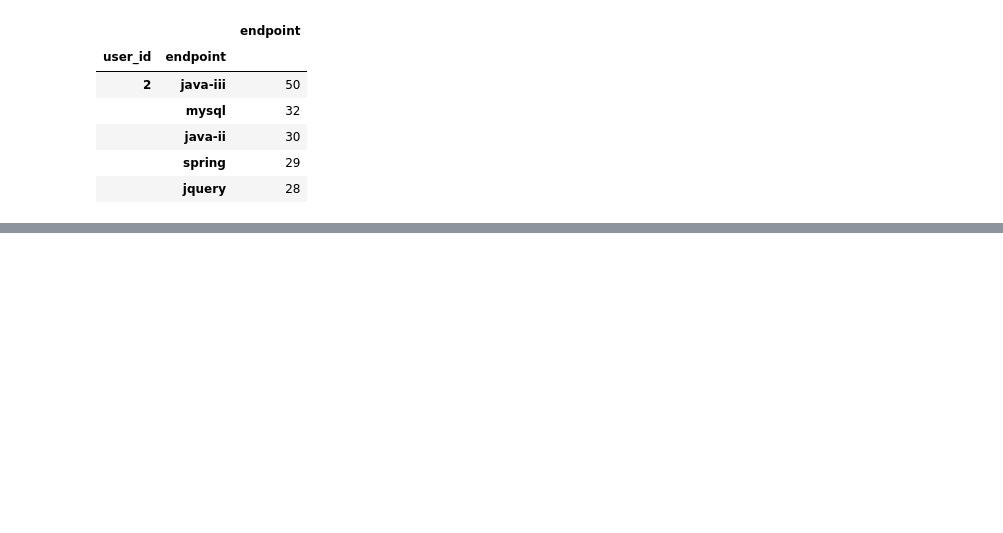
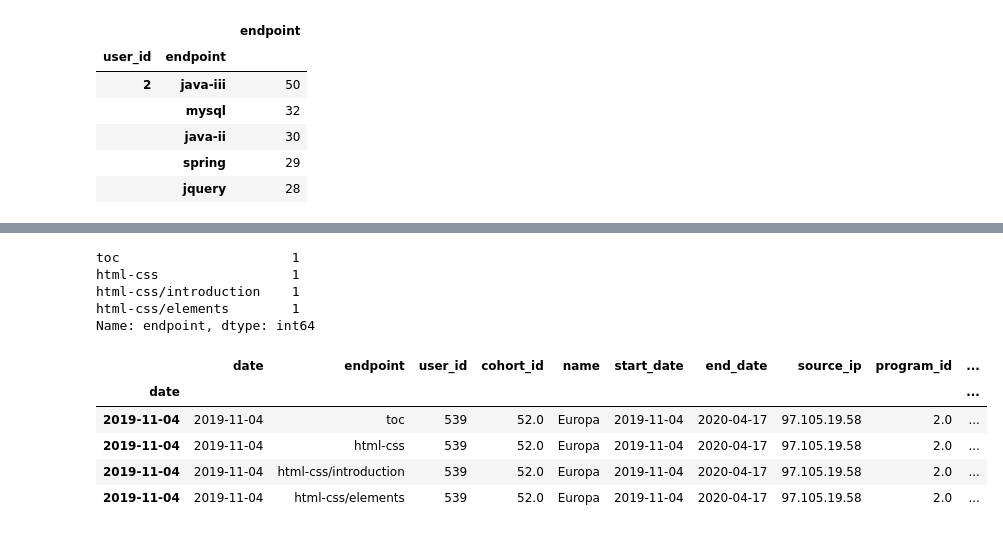
Before and after one commit to codeupdonuts/anomaly-project, a Jupyter notebook: cristina-notebook.ipynb, the cells around one changed output, grey strips where cells are left out. Saved outputs shown, nothing was run; the diff lists cells and outputs as text; code cells hidden in the pictures; blank space fills up the shorter version.

```diff
--- a/cristina-notebook.ipynb
+++ b/cristina-notebook.ipynb
@@ -284,0 +359,19 @@ pages_by_student.nsmallest(n=5, columns='endpoint_count')
+# %%
+#Looking at 539, looking at
+user_539 = active_df[active_df.user_id == 539]
+user_539.endpoint.value_counts()
+# %% [output]
+toc                      1
+html-css                 1
+html-css/introduction    1
+html-css/elements        1
+Name: endpoint, dtype: int64
+# %%
+user_539
+# %% [output]
+|  | date | endpoint | user_id | cohort_id | name | start_date | end_date | source_ip | program_id | ... |
+| date |  |  |  |  |  |  |  |  |  | ... |
+| 2019-11-04 | 2019-11-04 | toc | 539 | 52.0 | Europa | 2019-11-04 | 2020-04-17 | 97.105.19.58 | 2.0 | ... |
+| 2019-11-04 | 2019-11-04 | html-css | 539 | 52.0 | Europa | 2019-11-04 | 2020-04-17 | 97.105.19.58 | 2.0 | ... |
+| 2019-11-04 | 2019-11-04 | html-css/introduction | 539 | 52.0 | Europa | 2019-11-04 | 2020-04-17 | 97.105.19.58 | 2.0 | ... |
+| 2019-11-04 | 2019-11-04 | html-css/elements | 539 | 52.0 | Europa | 2019-11-04 | 2020-04-17 | 97.105.19.58 | 2.0 | ... |
```
Also changed, not shown: parts of 36 cells of this notebook.
